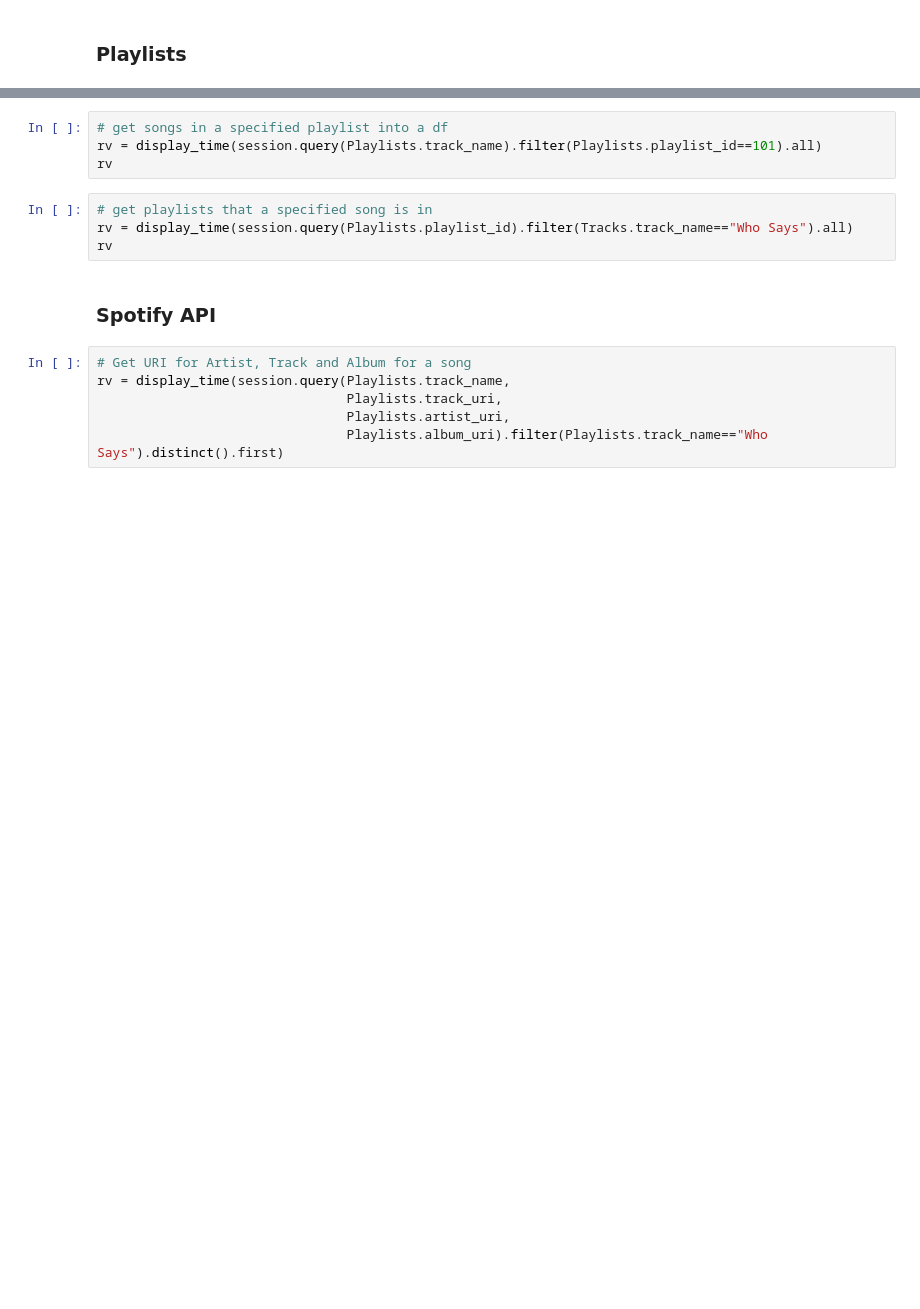
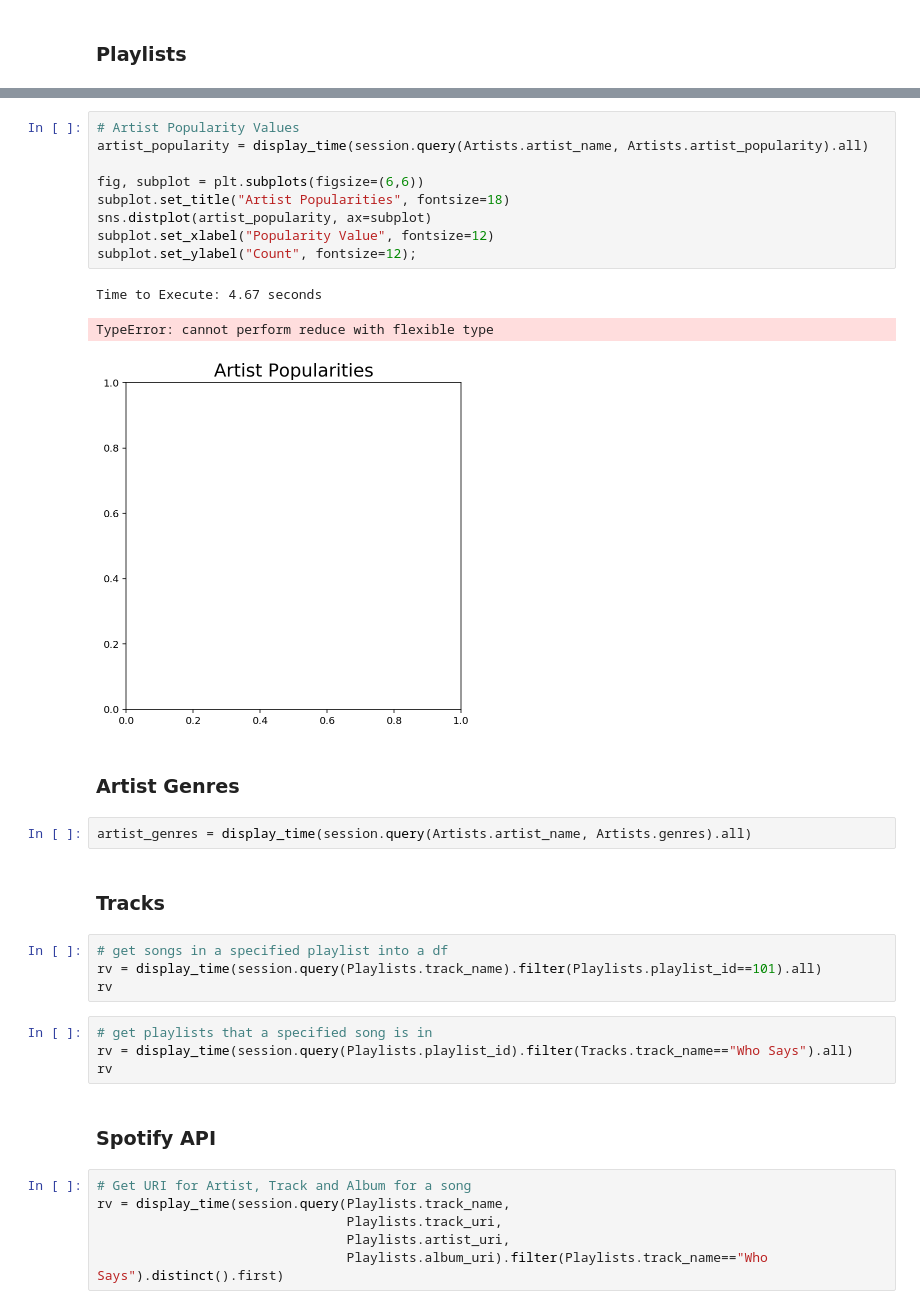
Before and after one commit to awgeezrick/CS109a_finalproject_group20, a Jupyter notebook: mark/Spotify-EDA.ipynb, the cells around one changed output, grey strips where cells are left out. Saved outputs shown, nothing was run; the diff lists cells and outputs as text; blank space fills up the shorter version.

```diff
--- a/mark/Spotify-EDA.ipynb
+++ b/mark/Spotify-EDA.ipynb
@@ -133,3 +166,22 @@ subplot.set_ylabel("Number of Playlists", fontsize=12);
+# %%
+# Artist Popularity Values
+artist_popularity = display_time(session.query(Artists.artist_name, Artists.artist_popularity).all)
+
+fig, subplot = plt.subplots(figsize=(6,6))
+subplot.set_title("Artist Popularities", fontsize=18)
+sns.distplot(artist_popularity, ax=subplot)
+subplot.set_xlabel("Popularity Value", fontsize=12)
+subplot.set_ylabel("Count", fontsize=12);
+# %% [output]
+Time to Execute: 4.67 seconds
+TypeError: cannot perform reduce with flexible type
+[figure, added]
+# %% [markdown]
+### Artist Genres
+# %%
+artist_genres = display_time(session.query(Artists.artist_name, Artists.genres).all)
+# %% [markdown]
+### Tracks
 # %%
 # get songs in a specified playlist into a df
 rv = display_time(session.query(Playlists.track_name).filter(Playlists.playlist_id==101).all)
```
Also changed, not shown: parts of 20 cells of this notebook, 15 other files.
